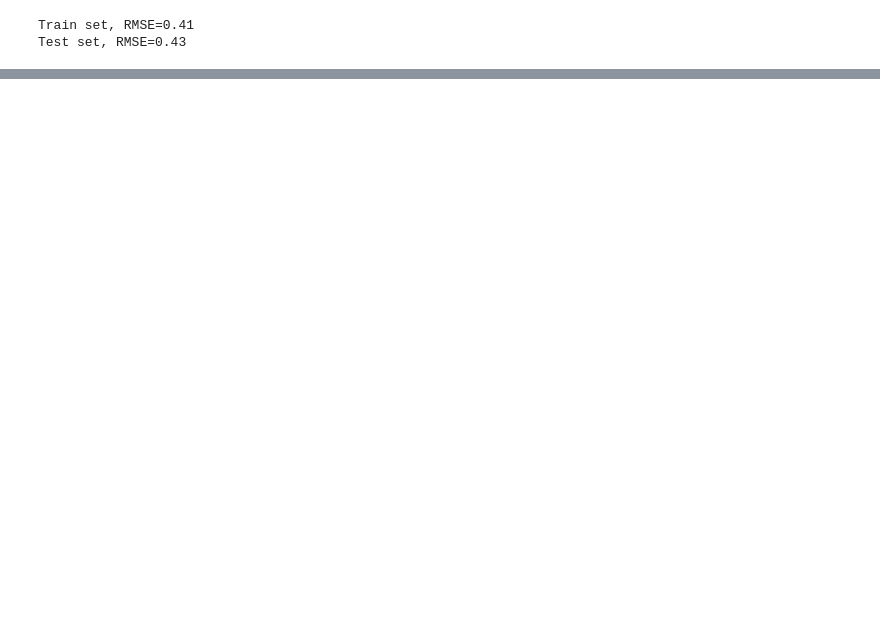
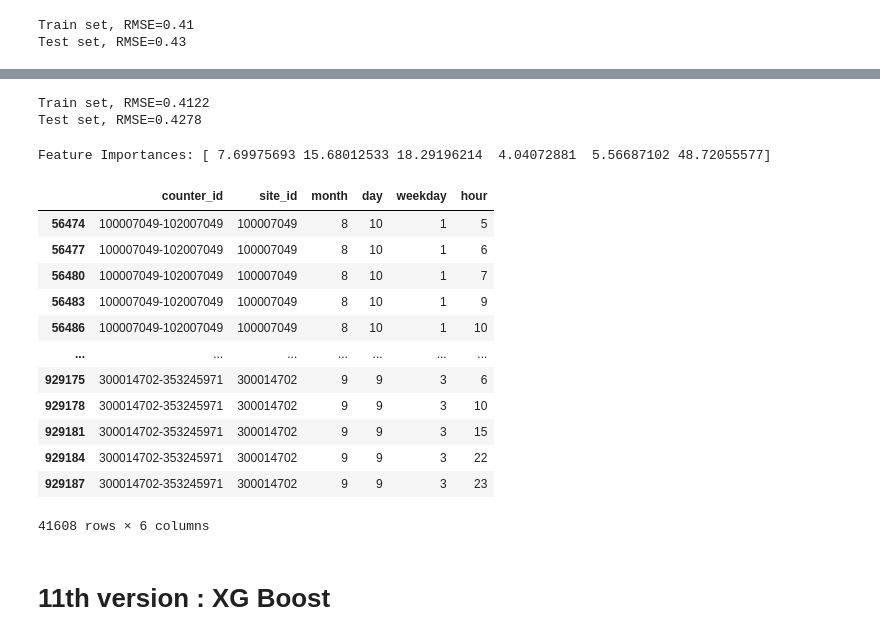
Before and after one commit to benjamincerf57/Predicting-bike-traffic-in-Paris, a Jupyter notebook: travail_Ben/fichier_work_Ben.ipynb, the cells around one changed output, grey strips where cells are left out. Saved outputs shown, nothing was run; the diff lists cells and outputs as text; code cells hidden in the pictures; blank space fills up the shorter version.

Commit message:
ajouté pleins de versions y compris XGBoost

```diff
--- a/travail_Ben/fichier_work_Ben.ipynb
+++ b/travail_Ben/fichier_work_Ben.ipynb
@@ -234,0 +681,26 @@ Test set, RMSE=0.43
+# %%
+df_train = pd.read_parquet("../data/train.parquet")
+df_test = pd.read_parquet("../data/test.parquet")
+# %%
+# Define the test and train variables
+_target_column_name = "log_bike_count"
+
+y_train = df_train[_target_column_name]
+y_test = df_test[_target_column_name]
+X_train = df_train.drop(columns=[_target_column_name])
+X_test = df_test.drop(columns=[_target_column_name])
+# %%
+# Define the function that encodes dates
+def _encode_dates(X):
+    X = X.copy()  # modify a copy of X
+    # Encode the date information from the DateOfDeparture columns
+    X.loc[:, "month"] = X["date"].dt.month
+    X.loc[:, "day"] = X["date"].dt.day
+    X.loc[:, "weekday"] = X["date"].dt.weekday
+    X.loc[:, "hour"] = X["date"].dt.hour
+
+    # Finally we can drop the original columns from the dataframe
+    return X.drop(columns=["date"])
+# %%
+X_train = X_train.drop(columns=["counter_name", "site_name", "counter_technical_id", "counter_installation_date", "bike_count", "longitude", "latitude"])
+X_test = X_test.drop(columns=["counter_name", "site_name", "counter_technical_id", "counter_installation_date", "bike_count", "longitude", "latitude"])
@@ -234,0 +750,35 @@ Test set, RMSE=0.43
+# %%
+# Print the train and test RMSE scores
+print(
+    f"Train set, RMSE={mean_squared_error(y_train, pipeline.predict(X_train), squared=False):.4f}"
+)
+print(
+    f"Test set, RMSE={mean_squared_error(y_test, pipeline.predict(X_test), squared=False):.4f}"
+)
+# %% [output]
+Train set, RMSE=0.4122
+Test set, RMSE=0.4278
+# %%
+# Afficher l'importance des fonctionnalités
+feature_importances = regressor.get_feature_importance()
+print("Feature Importances:", feature_importances)
+# %% [output]
+Feature Importances: [ 7.69975693 15.68012533 18.29196214  4.04072881  5.56687102 48.72055577]
+# %%
+date_encoder.fit_transform(X_test)
+# %% [output]
+|  | counter_id | site_id | month | day | weekday | hour |
+| 56474 | 100007049-102007049 | 100007049 | 8 | 10 | 1 | 5 |
+| 56477 | 100007049-102007049 | 100007049 | 8 | 10 | 1 | 6 |
+| 56480 | 100007049-102007049 | 100007049 | 8 | 10 | 1 | 7 |
+| 56483 | 100007049-102007049 | 100007049 | 8 | 10 | 1 | 9 |
+| 56486 | 100007049-102007049 | 100007049 | 8 | 10 | 1 | 10 |
+| ... | ... | ... | ... | ... | ... | ... |
+| 929175 | 300014702-353245971 | 300014702 | 9 | 9 | 3 | 6 |
+| 929178 | 300014702-353245971 | 300014702 | 9 | 9 | 3 | 10 |
+| 929181 | 300014702-353245971 | 300014702 | 9 | 9 | 3 | 15 |
+| 929184 | 300014702-353245971 | 300014702 | 9 | 9 | 3 | 22 |
+| 929187 | 300014702-353245971 | 300014702 | 9 | 9 | 3 | 23 |
+41608 rows × 6 columns
+# %% [markdown]
+# 11th version : XG Boost
```
Also changed, not shown: parts of 79 cells of this notebook.
